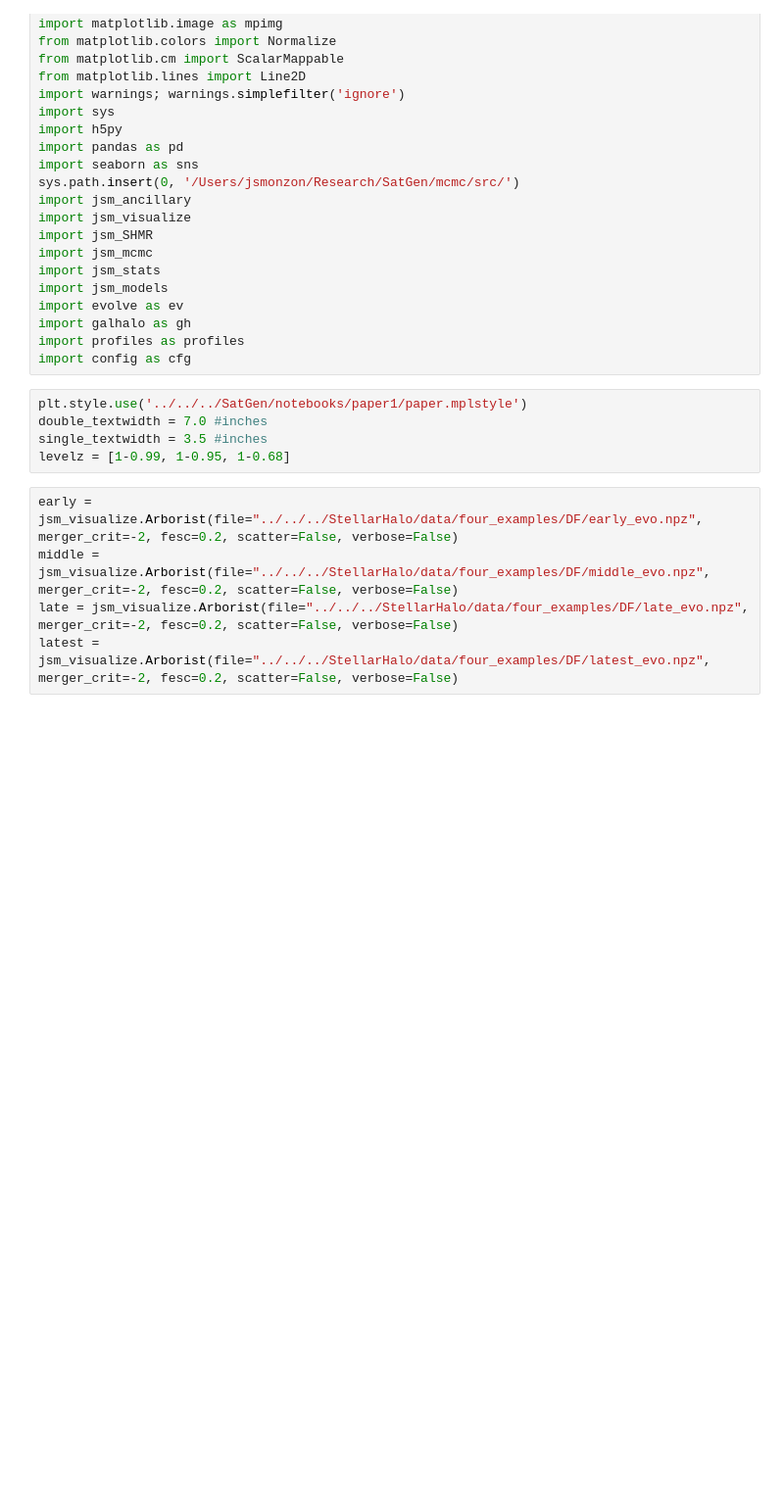
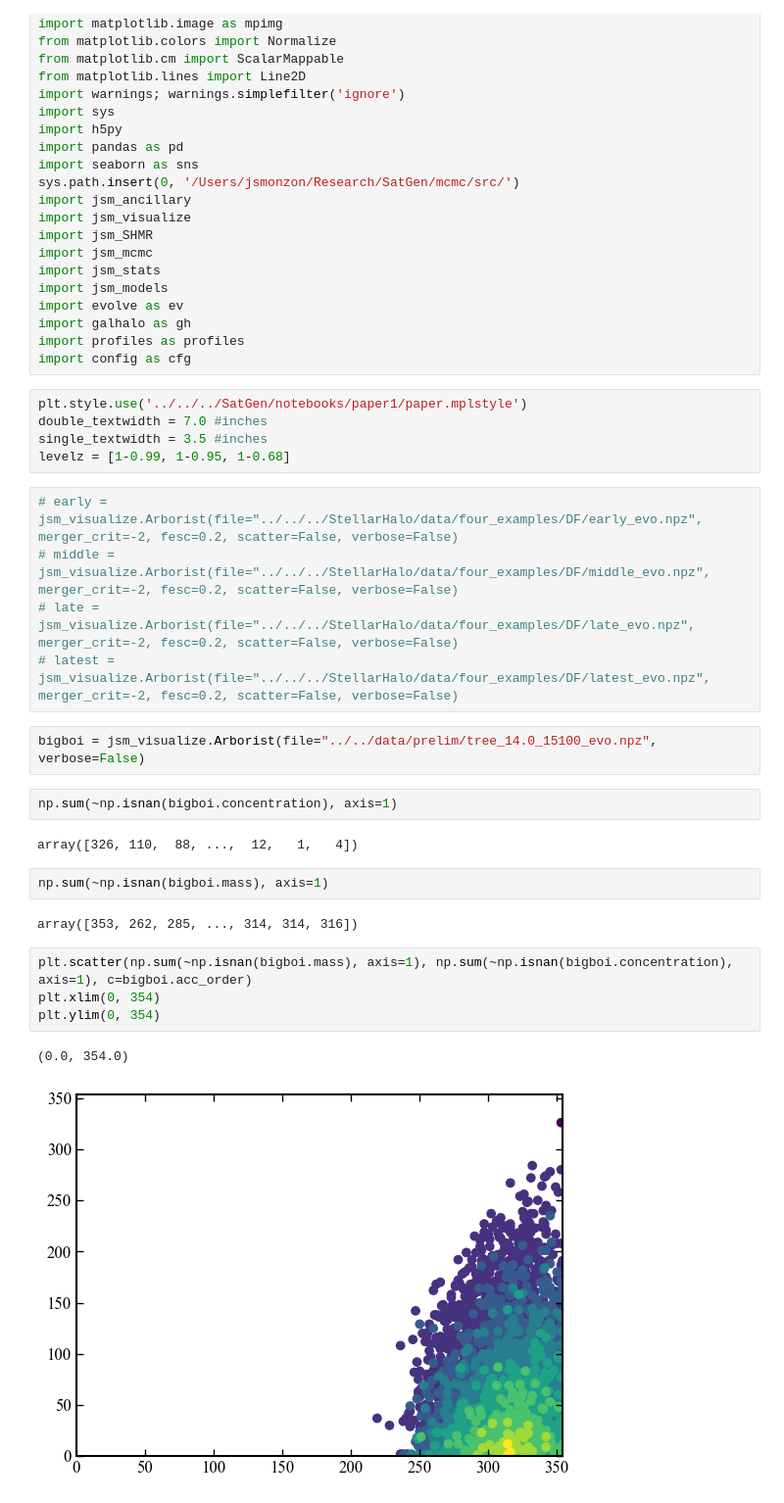
Before and after one commit to jsmonzon/MassSpec, a Jupyter notebook: notebooks/abundance/arborist_dev.ipynb, the cells around one changed output. Shown at 98% size. Saved outputs shown, nothing was run; the diff lists cells and outputs as text; blank space fills up the shorter version.

```diff
--- a/notebooks/abundance/arborist_dev.ipynb
+++ b/notebooks/abundance/arborist_dev.ipynb
@@ -32,7 +35,24 @@ double_textwidth = 7.0 #inches
 single_textwidth = 3.5 #inches
 levelz = [1-0.99, 1-0.95, 1-0.68]
 # %%
-early = jsm_visualize.Arborist(file="../../../StellarHalo/data/four_examples/DF/early_evo.npz", merger_crit=-2, fesc=0.2, scatter=False, verbose=False)
-middle = jsm_visualize.Arborist(file="../../../StellarHalo/data/four_examples/DF/middle_evo.npz", merger_crit=-2, fesc=0.2, scatter=False, verbose=False)
-late = jsm_visualize.Arborist(file="../../../StellarHalo/data/four_examples/DF/late_evo.npz", merger_crit=-2, fesc=0.2, scatter=False, verbose=False)
-latest = jsm_visualize.Arborist(file="../../../StellarHalo/data/four_examples/DF/latest_evo.npz", merger_crit=-2, fesc=0.2, scatter=False, verbose=False)
+# early = jsm_visualize.Arborist(file="../../../StellarHalo/data/four_examples/DF/early_evo.npz", merger_crit=-2, fesc=0.2, scatter=False, verbose=False)
+# middle = jsm_visualize.Arborist(file="../../../StellarHalo/data/four_examples/DF/middle_evo.npz", merger_crit=-2, fesc=0.2, scatter=False, verbose=False)
+# late = jsm_visualize.Arborist(file="../../../StellarHalo/data/four_examples/DF/late_evo.npz", merger_crit=-2, fesc=0.2, scatter=False, verbose=False)
+# latest = jsm_visualize.Arborist(file="../../../StellarHalo/data/four_examples/DF/latest_evo.npz", merger_crit=-2, fesc=0.2, scatter=False, verbose=False)
+# %%
+bigboi = jsm_visualize.Arborist(file="../../data/prelim/tree_14.0_15100_evo.npz", verbose=False)
+# %%
+np.sum(~np.isnan(bigboi.concentration), axis=1)
+# %% [output]
+array([326, 110,  88, ...,  12,   1,   4])
+# %%
+np.sum(~np.isnan(bigboi.mass), axis=1)
+# %% [output]
+array([353, 262, 285, ..., 314, 314, 316])
+# %%
+plt.scatter(np.sum(~np.isnan(bigboi.mass), axis=1), np.sum(~np.isnan(bigboi.concentration), axis=1), c=bigboi.acc_order)
+plt.xlim(0, 354)
+plt.ylim(0, 354)
+# %% [output]
+(0.0, 354.0)
+[figure, added]
```
Also changed, not shown: parts of 18 cells of this notebook, 15 other files.
